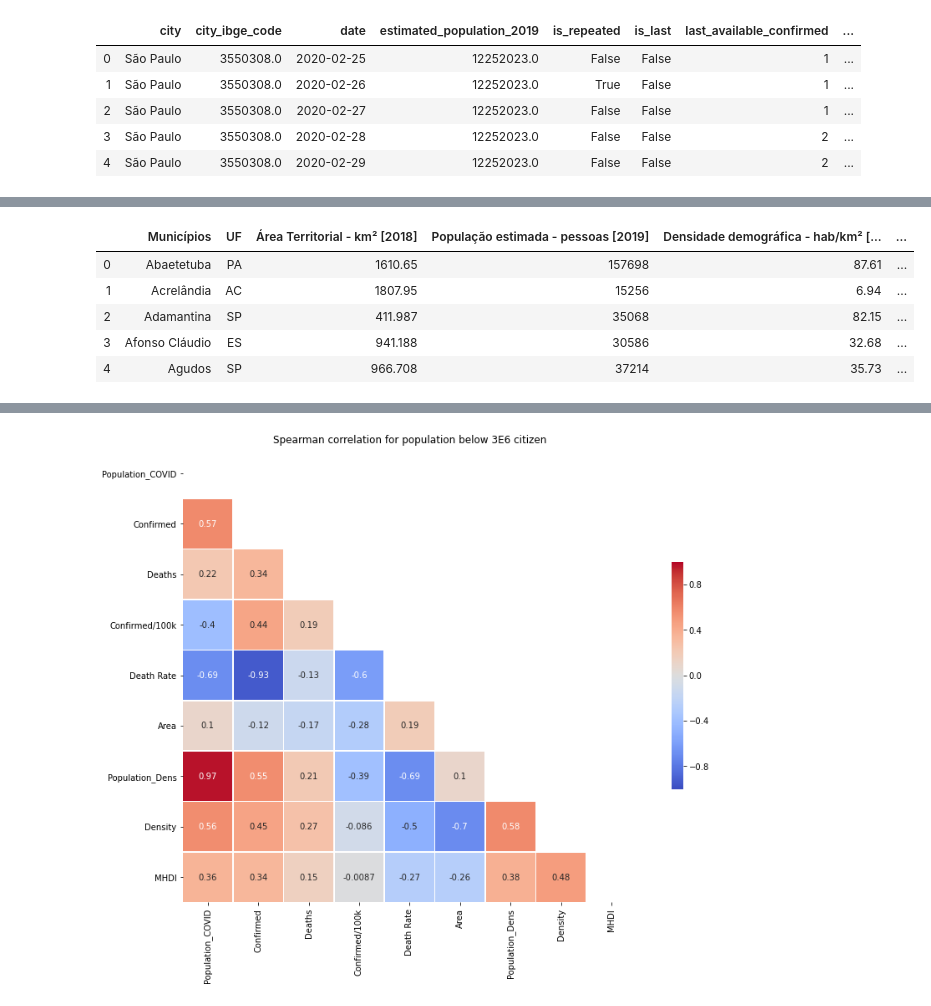
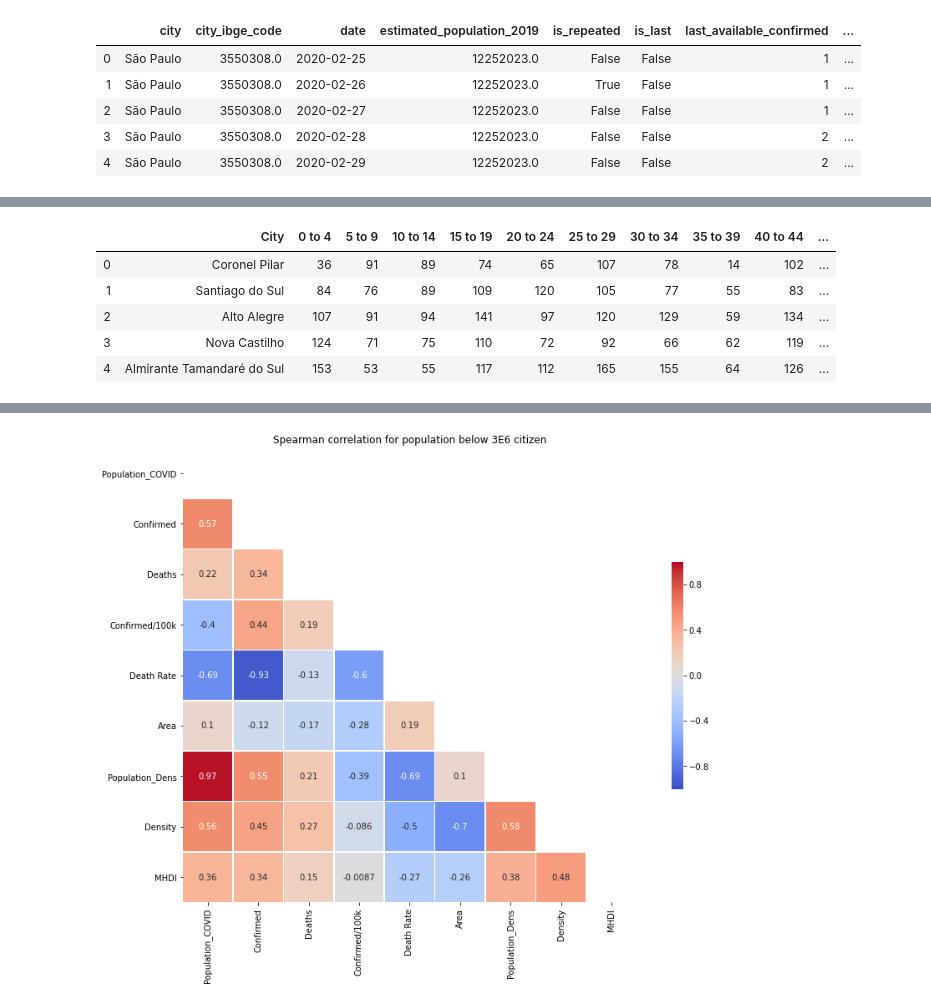
Before and after one commit to gfsilveira/covid, a Jupyter notebook: 04-Covid19-MunicipiosBR_socioeconomico.ipynb, the cells around one changed output, grey strips where cells are left out. Saved outputs shown, nothing was run; the diff lists cells and outputs as text; code cells hidden in the pictures.

```diff
--- a/04-Covid19-MunicipiosBR_socioeconomico.ipynb
+++ b/04-Covid19-MunicipiosBR_socioeconomico.ipynb
@@ -93,13 +94,13 @@ Death Rate          198 non-null float64
 dtypes: float64(4), int64(1), object(1)
 memory usage: 48.3+ KB
 # %%
-date = 6
-df_mun =  pd.read_excel('..\\'+directory[date], skiprows=1, sep='\t')
+date = 10
+df_mun =  pd.read_excel('..\\'+directory[date])
 df_mun.head()
 # %% [output]
-|  | Municípios | UF | Área Territorial - km² [2018] | População estimada - pessoas [2019] | Densidade demográfica - hab/km² [... | ... |
-| 0 | Abaetetuba | PA | 1610.65 | 157698 | 87.61 | ... |
-| 1 | Acrelândia | AC | 1807.95 | 15256 | 6.94 | ... |
-| 2 | Adamantina | SP | 411.987 | 35068 | 82.15 | ... |
-| 3 | Afonso Cláudio | ES | 941.188 | 30586 | 32.68 | ... |
-| 4 | Agudos | SP | 966.708 | 37214 | 35.73 | ... |
+|  | City | 0 to 4 | 5 to 9 | 10 to 14 | 15 to 19 | 20 to 24 | 25 to 29 | 30 to 34 | 35 to 39 | 40 to 44 | ... |
+| 0 | Coronel Pilar | 36 | 91 | 89 | 74 | 65 | 107 | 78 | 14 | 102 | ... |
+| 1 | Santiago do Sul | 84 | 76 | 89 | 109 | 120 | 105 | 77 | 55 | 83 | ... |
+| 2 | Alto Alegre | 107 | 91 | 94 | 141 | 97 | 120 | 129 | 59 | 134 | ... |
+| 3 | Nova Castilho | 124 | 71 | 75 | 110 | 72 | 92 | 66 | 62 | 119 | ... |
+| 4 | Almirante Tamandaré do Sul | 153 | 53 | 55 | 117 | 112 | 165 | 155 | 64 | 126 | ... |
```
Also changed, not shown: parts of 11 cells of this notebook, 5 other files.
